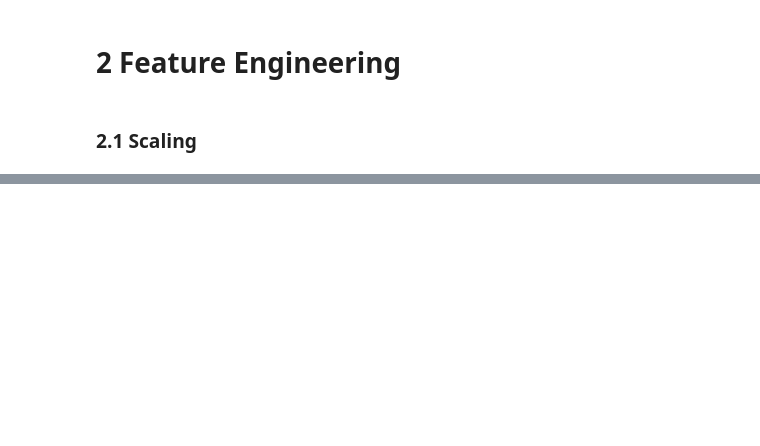
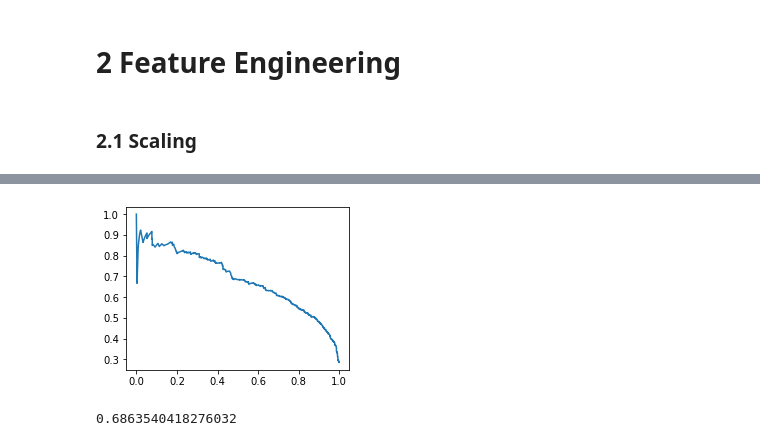
Before and after one commit to zhangy61/ML_lifecycle_template, a Jupyter notebook: EDAAndFeatureEngineering.ipynb, the cells around one changed output, grey strips where cells are left out. Saved outputs shown, nothing was run; the diff lists cells and outputs as text; code cells hidden in the pictures; blank space fills up the shorter version.

```diff
--- a/EDAAndFeatureEngineering.ipynb
+++ b/EDAAndFeatureEngineering.ipynb
@@ -166,0 +514,7 @@ df_standardized.head()
+# %%
+#plot pr auc
+plt.figure(figsize=(4,3))
+plt.plot(recall, precision)
+plt.show()
+# %% [output]
+[figure, added]
@@ -166,0 +523,4 @@ df_standardized.head()
+# %%
+pr_auc
+# %% [output]
+0.6863540418276032
```
Also changed, not shown: parts of 109 cells of this notebook, 8 other files.
